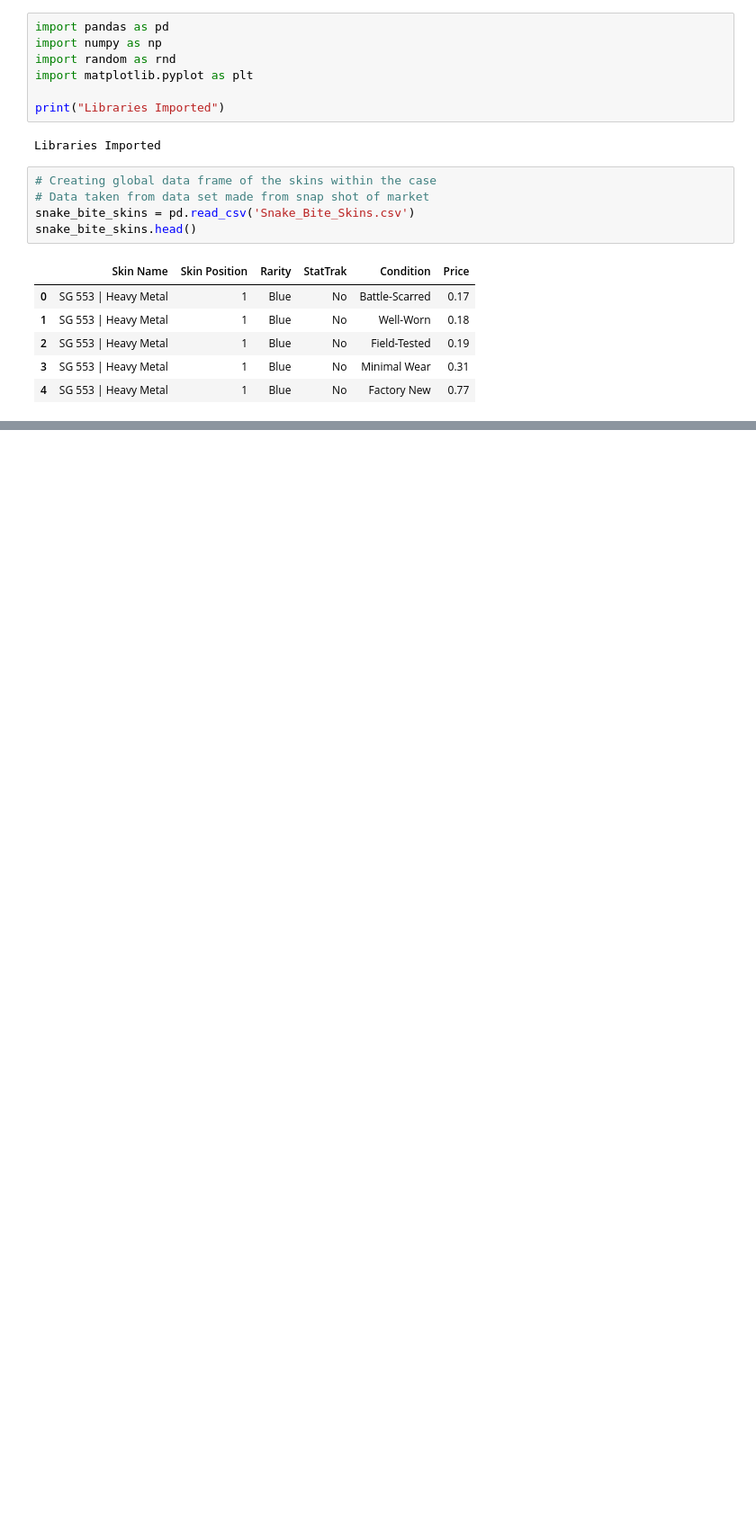
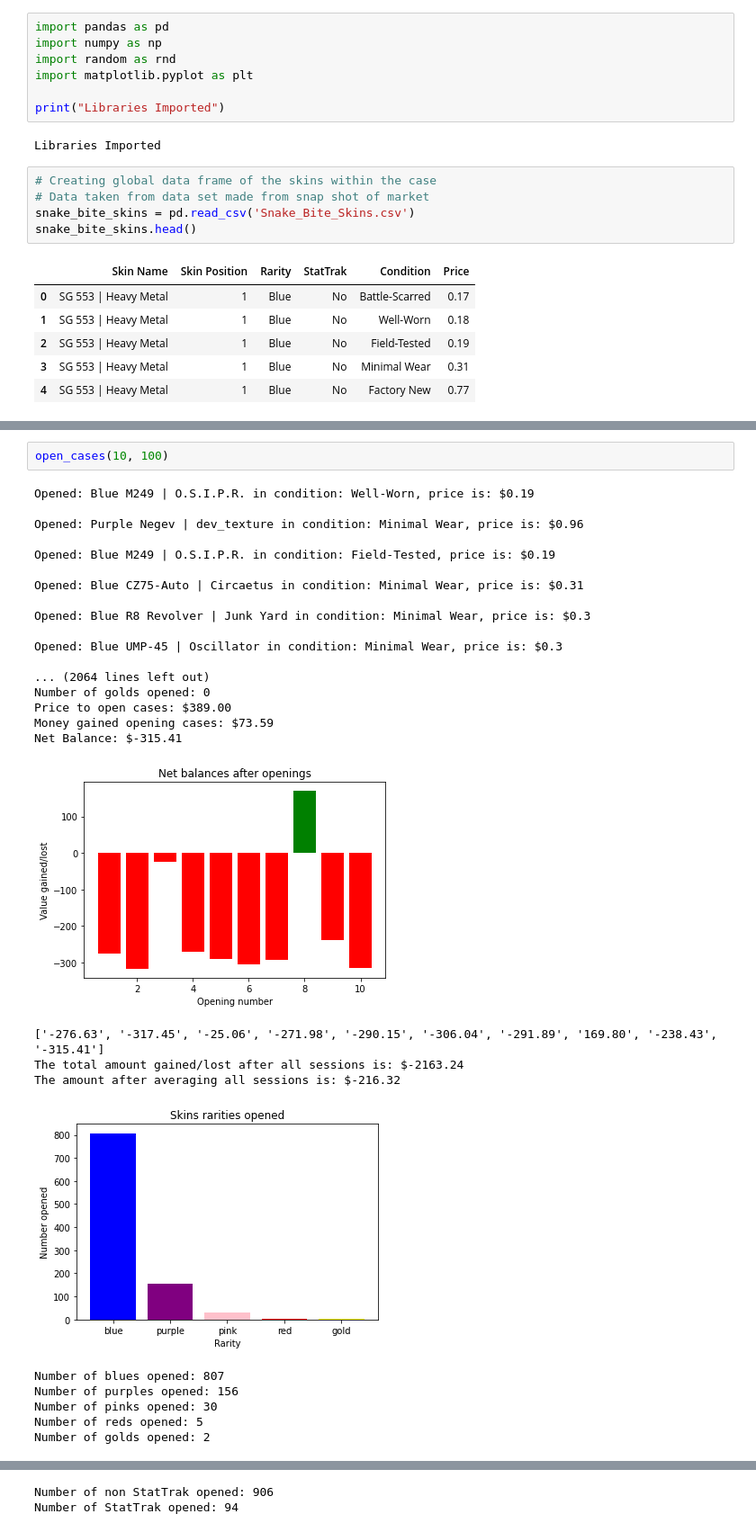
Before and after one commit to yash-patel268/CSGO-Snakebite-Case-Sim, a Jupyter notebook: main.ipynb, the cells around one changed output, grey strips where cells are left out. Shown at 90% size. Drawn from its saved outputs; the diff is of its cells as text; blank space fills up the shorter version.

```diff
--- a/main.ipynb
+++ b/main.ipynb
@@ -261,0 +306,30 @@ Number of StatTrak opened: 93
+# %%
+open_cases(10, 100)
+# %% [output]
+Opened: Blue M249 | O.S.I.P.R. in condition: Well-Worn, price is: $0.19
+
+Opened: Purple Negev | dev_texture in condition: Minimal Wear, price is: $0.96
+
+Opened: Blue M249 | O.S.I.P.R. in condition: Field-Tested, price is: $0.19
+
+Opened: Blue CZ75-Auto | Circaetus in condition: Minimal Wear, price is: $0.31
+
+Opened: Blue R8 Revolver | Junk Yard in condition: Minimal Wear, price is: $0.3
+
+Opened: Blue UMP-45 | Oscillator in condition: Minimal Wear, price is: $0.3
+
+... (2064 lines left out)
+Number of golds opened: 0
+Price to open cases: $389.00
+Money gained opening cases: $73.59
+Net Balance: $-315.41
+[figure, added]
+['-276.63', '-317.45', '-25.06', '-271.98', '-290.15', '-306.04', '-291.89', '169.80', '-238.43', '-315.41']
+The total amount gained/lost after all sessions is: $-2163.24
+The amount after averaging all sessions is: $-216.32
+[figure, added]
+Number of blues opened: 807
+Number of purples opened: 156
+Number of pinks opened: 30
+Number of reds opened: 5
+Number of golds opened: 2
@@ -261,0 +343,2 @@ Number of StatTrak opened: 93
+Number of non StatTrak opened: 906
+Number of StatTrak opened: 94
```
Also changed, not shown: parts of 4 cells of this notebook.
